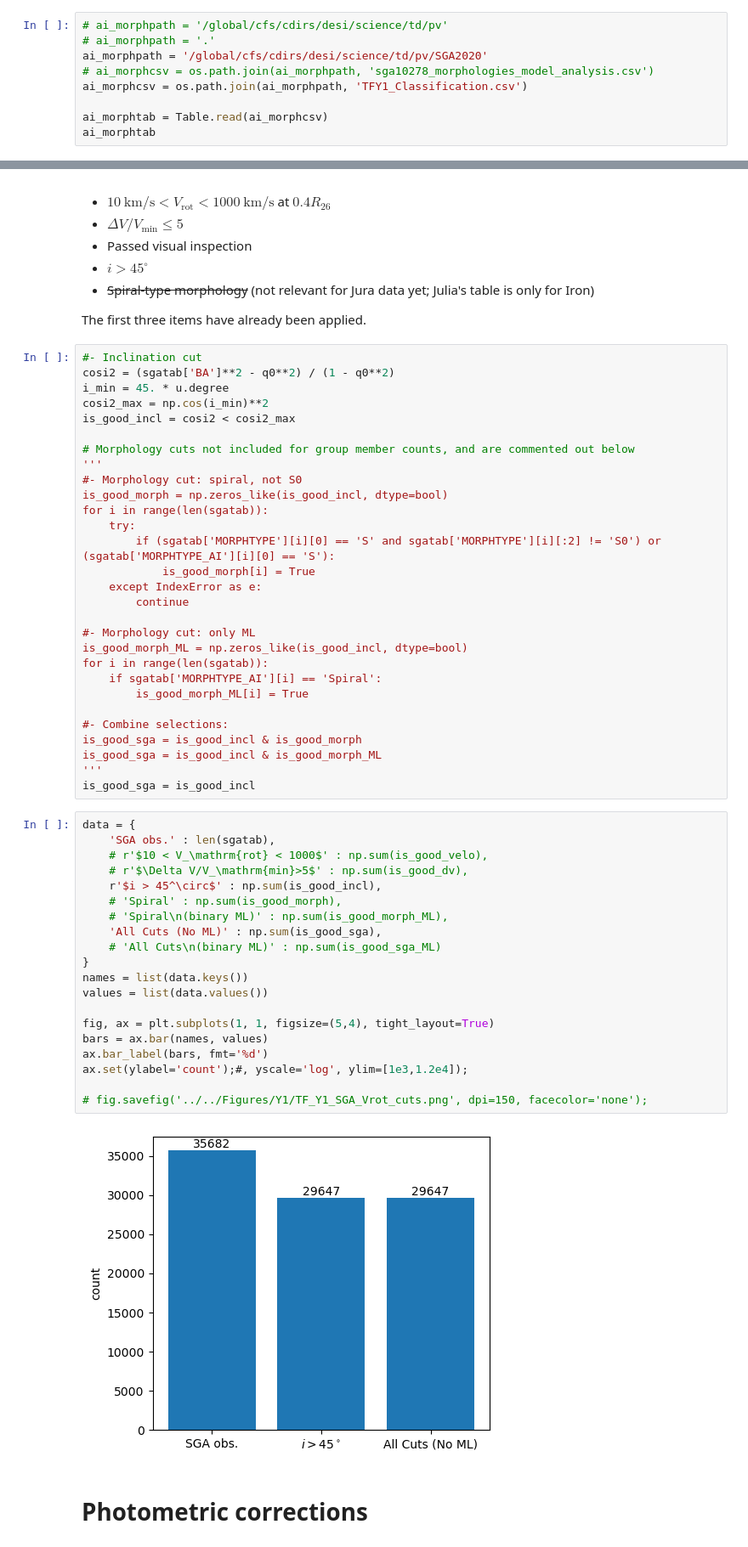
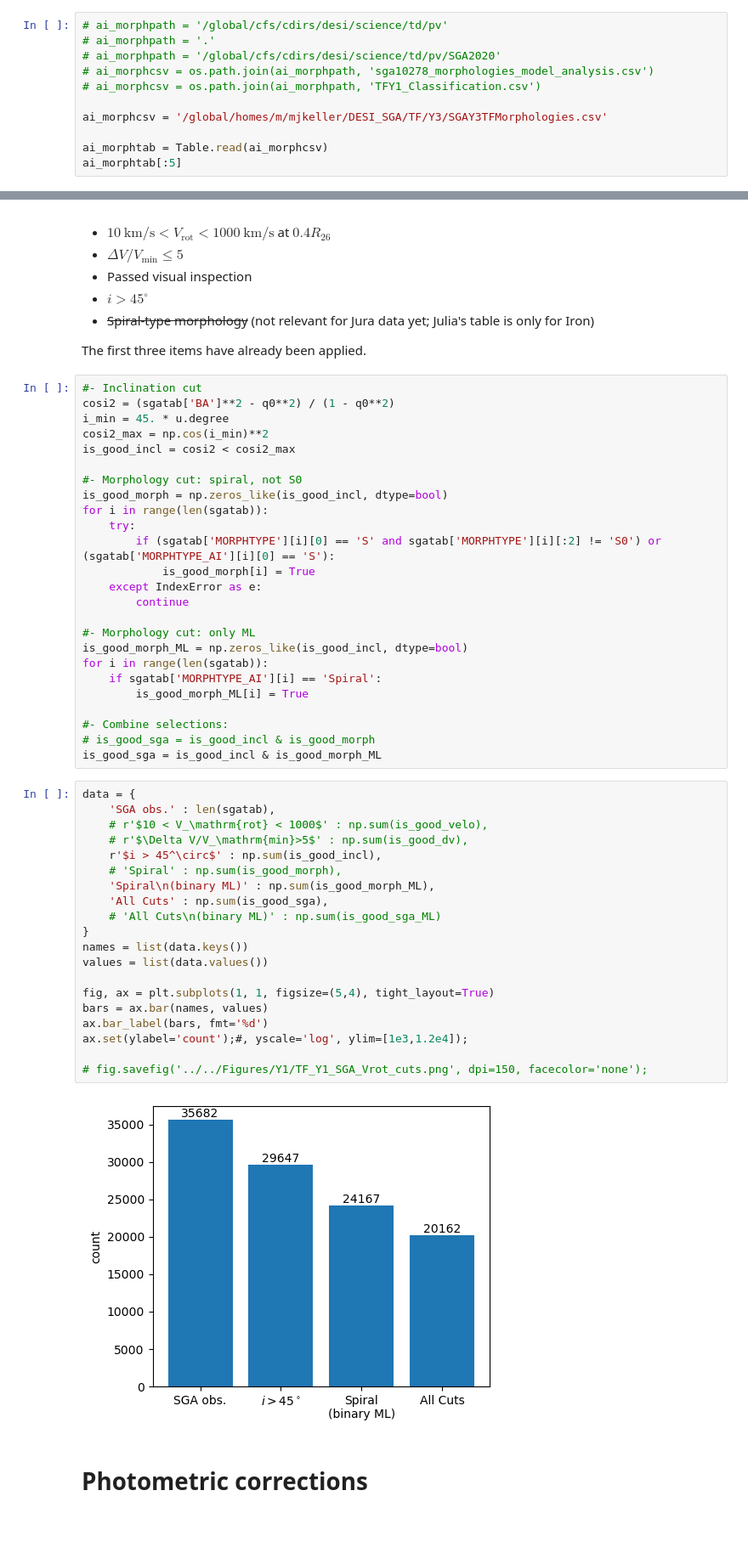
Before and after one commit to DESI-UR/DESI_SGA, a Jupyter notebook: TF/Y3/TF_Y3_cluster_calibration_MJ_Tempel.ipynb, the cells around one changed output, grey strips where cells are left out. Shown at 85% size. Drawn from its saved outputs; the diff is of its cells as text.

```diff
--- a/TF/Y3/TF_Y3_cluster_calibration_MJ_Tempel.ipynb
+++ b/TF/Y3/TF_Y3_cluster_calibration_MJ_Tempel.ipynb
@@ -97,9 +97,11 @@ Let's also load this table and add it to the SGA table.
 # %%
 # ai_morphpath = '/global/cfs/cdirs/desi/science/td/pv'
 # ai_morphpath = '.'
-ai_morphpath = '/global/cfs/cdirs/desi/science/td/pv/SGA2020'
+# ai_morphpath = '/global/cfs/cdirs/desi/science/td/pv/SGA2020'
 # ai_morphcsv = os.path.join(ai_morphpath, 'sga10278_morphologies_model_analysis.csv')
-ai_morphcsv = os.path.join(ai_morphpath, 'TFY1_Classification.csv')
+# ai_morphcsv = os.path.join(ai_morphpath, 'TFY1_Classification.csv')
+
+ai_morphcsv = '/global/homes/m/mjkeller/DESI_SGA/TF/Y3/SGAY3TFMorphologies.csv'
 
 ai_morphtab = Table.read(ai_morphcsv)
-ai_morphtab
+ai_morphtab[:5]
@@ -149,8 +166,6 @@ i_min = 45. * u.degree
 cosi2_max = np.cos(i_min)**2
 is_good_incl = cosi2 < cosi2_max
 
-# Morphology cuts not included for group member counts, and are commented out below
-'''
 #- Morphology cut: spiral, not S0
 is_good_morph = np.zeros_like(is_good_incl, dtype=bool)
 for i in range(len(sgatab)):
@@ -167,32 +182,30 @@ for i in range(len(sgatab)):
         is_good_morph_ML[i] = True
 
 #- Combine selections:
-is_good_sga = is_good_incl & is_good_morph
+# is_good_sga = is_good_incl & is_good_morph
 is_good_sga = is_good_incl & is_good_morph_ML
-'''
-is_good_sga = is_good_incl
 # %%
 data = {
     'SGA obs.' : len(sgatab),
     # r'$10 < V_\mathrm{rot} < 1000$' : np.sum(is_good_velo),
     # r'$\Delta V/V_\mathrm{min}>5$' : np.sum(is_good_dv),
     r'$i > 45^\circ$' : np.sum(is_good_incl),
     # 'Spiral' : np.sum(is_good_morph),
-    # 'Spiral\n(binary ML)' : np.sum(is_good_morph_ML),
-    'All Cuts (No ML)' : np.sum(is_good_sga),
+    'Spiral\n(binary ML)' : np.sum(is_good_morph_ML),
+    'All Cuts' : np.sum(is_good_sga),
     # 'All Cuts\n(binary ML)' : np.sum(is_good_sga_ML)
 }
 names = list(data.keys())
 values = list(data.values())
 
 fig, ax = plt.subplots(1, 1, figsize=(5,4), tight_layout=True)
 bars = ax.bar(names, values)
 ax.bar_label(bars, fmt='%d')
 ax.set(ylabel='count');#, yscale='log', ylim=[1e3,1.2e4]);
 
 # fig.savefig('../../Figures/Y1/TF_Y1_SGA_Vrot_cuts.png', dpi=150, facecolor='none');
 # %% [output]
-[figure, old version]
+[figure, new version]
 # %% [markdown]
 # Photometric corrections
 # %% [markdown]
```
Also changed, not shown: parts of 81 cells of this notebook, 6 other files.
